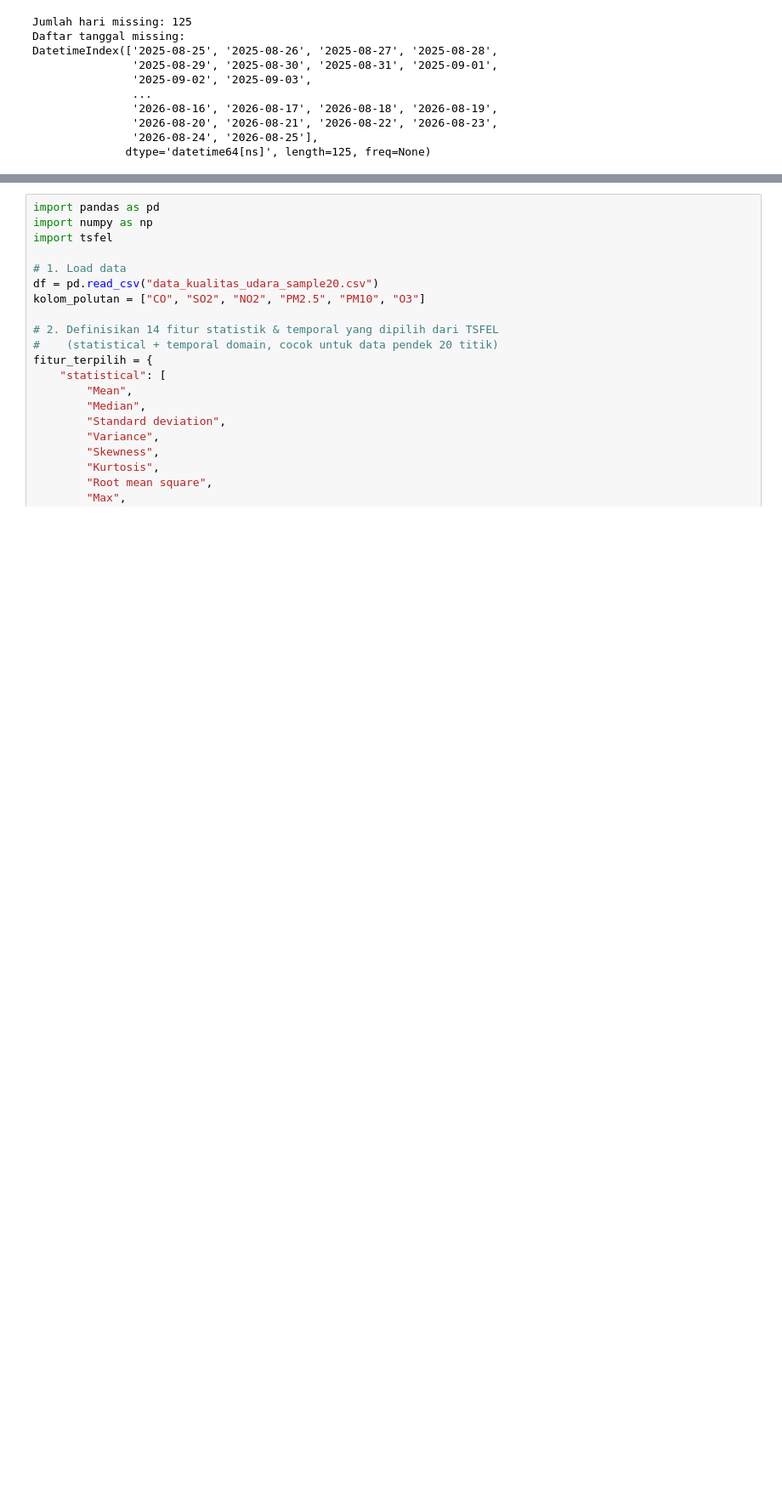
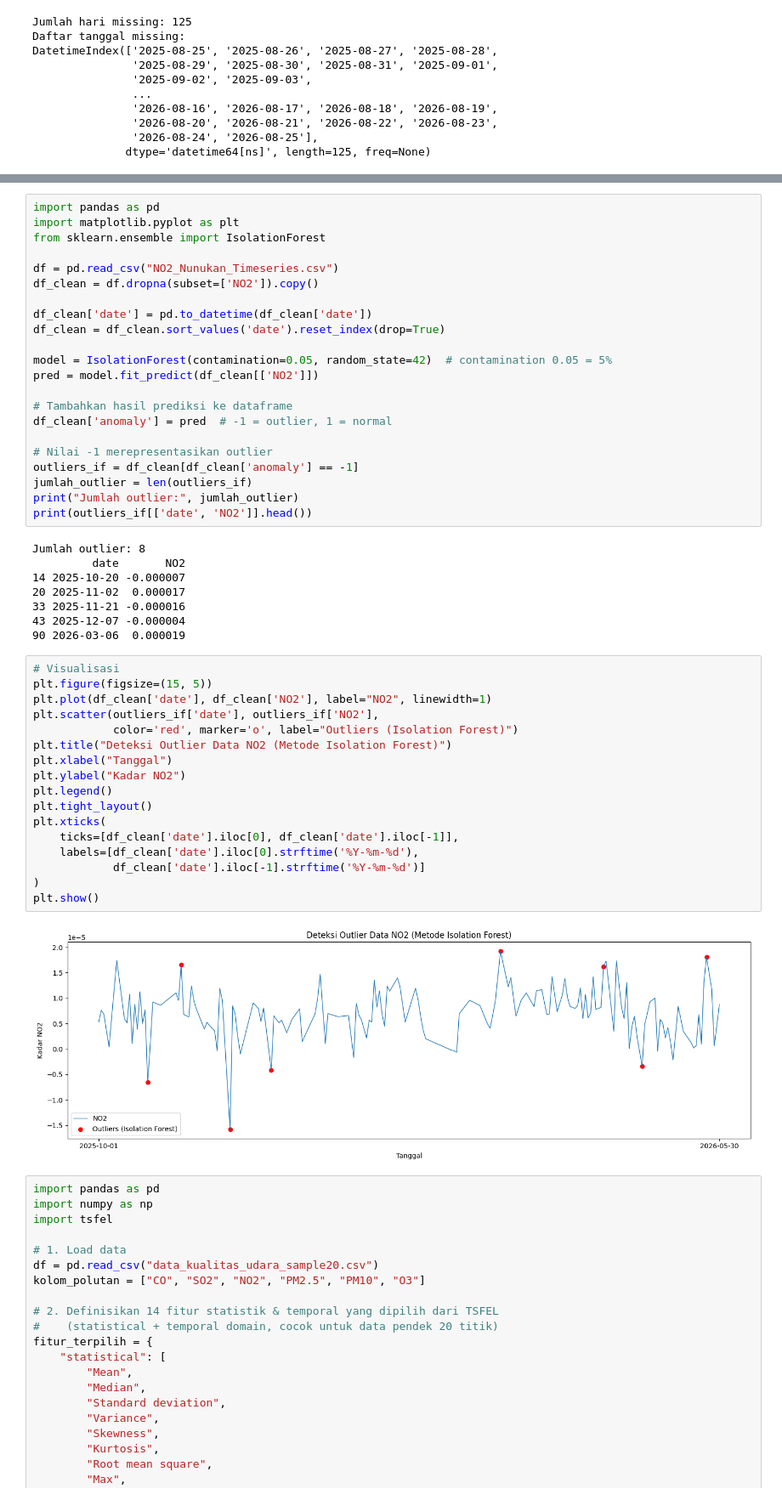
Before and after one commit to AinurRaftuzzaki/PSD, a Jupyter notebook: _build/html/_sources/terserah.ipynb, the cells around one changed output, grey strips where cells are left out. Shown at 85% size. Cells and saved outputs as stored; diff of their text form; blank space fills up the shorter version.

```diff
--- a/_build/html/_sources/terserah.ipynb
+++ b/_build/html/_sources/terserah.ipynb
@@ -500,3 +604,52 @@ print(missing_value)
+# %%
+import pandas as pd
+import matplotlib.pyplot as plt
+from sklearn.ensemble import IsolationForest
+
+df = pd.read_csv("NO2_Nunukan_Timeseries.csv")
+df_clean = df.dropna(subset=['NO2']).copy()
+
+df_clean['date'] = pd.to_datetime(df_clean['date'])
+df_clean = df_clean.sort_values('date').reset_index(drop=True)
+
+model = IsolationForest(contamination=0.05, random_state=42)  # contamination 0.05 = 5%
+pred = model.fit_predict(df_clean[['NO2']])
+
+# Tambahkan hasil prediksi ke dataframe
+df_clean['anomaly'] = pred  # -1 = outlier, 1 = normal
+
+# Nilai -1 merepresentasikan outlier
+outliers_if = df_clean[df_clean['anomaly'] == -1]
+jumlah_outlier = len(outliers_if)
+print("Jumlah outlier:", jumlah_outlier)
+print(outliers_if[['date', 'NO2']].head())
+# %% [output]
+Jumlah outlier: 8
+         date       NO2
+14 2025-10-20 -0.000007
+20 2025-11-02  0.000017
+33 2025-11-21 -0.000016
+43 2025-12-07 -0.000004
+90 2026-03-06  0.000019
+# %%
+# Visualisasi
+plt.figure(figsize=(15, 5))
+plt.plot(df_clean['date'], df_clean['NO2'], label="NO2", linewidth=1)
+plt.scatter(outliers_if['date'], outliers_if['NO2'],
+            color='red', marker='o', label="Outliers (Isolation Forest)")
+plt.title("Deteksi Outlier Data NO2 (Metode Isolation Forest)")
+plt.xlabel("Tanggal")
+plt.ylabel("Kadar NO2")
+plt.legend()
+plt.tight_layout()
+plt.xticks(
+    ticks=[df_clean['date'].iloc[0], df_clean['date'].iloc[-1]],
+    labels=[df_clean['date'].iloc[0].strftime('%Y-%m-%d'),
+            df_clean['date'].iloc[-1].strftime('%Y-%m-%d')]
+)
+plt.show()
+# %% [output]
+[figure, added]
 # %%
 import pandas as pd
 import numpy as np
```
Also changed, not shown: parts of 7 cells of this notebook, 18 other files.
